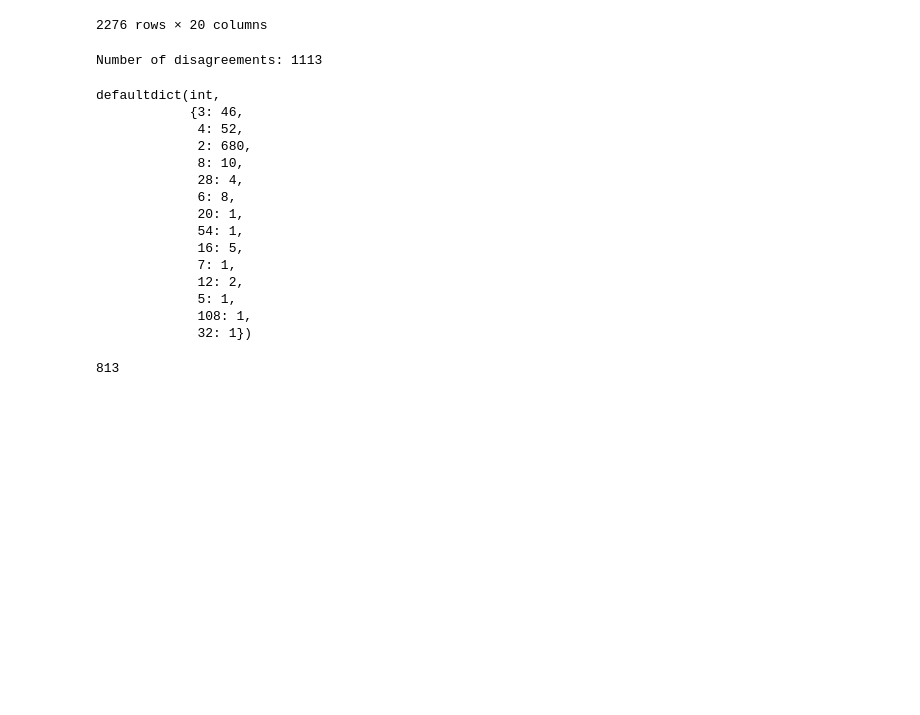
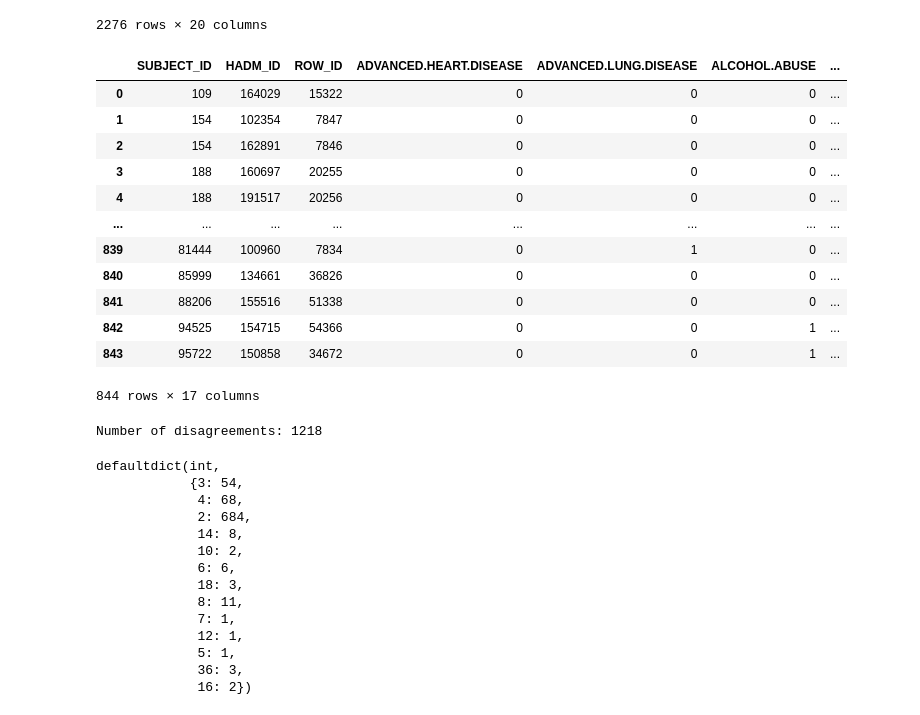
Before and after one commit to siyan-sylvia-li/cs271-project, a Jupyter notebook: data_preprocessing.ipynb, the cells around one changed output. Saved outputs shown, nothing was run; the diff lists cells and outputs as text; code cells hidden in the pictures; blank space fills up the shorter version.

Commit message:
Updated dataset.csv and data_util.

```diff
--- a/data_preprocessing.ipynb
+++ b/data_preprocessing.ipynb
@@ -64,41 +57,63 @@ annotation
 # %%
 from collections import defaultdict
 
 
+np.random.seed(42)
+
 counts = defaultdict(int)
 disagreement_count = 0
+majority_annotation = []
 
 # for (subject_id, hadm_id, row_id, operator_id), df in annotation.groupby(['SUBJECT_ID', 'HADM_ID', 'ROW_ID', 'OPERATOR']):
-for (subject_id, hadm_id), df in annotation.groupby(['SUBJECT_ID', 'HADM_ID']):
+for (subject_id, hadm_id, row_id), df in annotation.groupby(['SUBJECT_ID', 'HADM_ID', 'ROW_ID']):
     counts[len(df)] += 1
     # if len(df) == 6:
     #     display(df[['SUBJECT_ID', 'HADM_ID', 'ROW_ID', 'OPERATOR', 'BATCH.ID', 'ADVANCED.LUNG.DISEASE']])
     labels = df[PHENOTYPE_NAMES].to_numpy()
     disagreement = np.where(np.sum(labels, axis=0) != len(labels), 1, 0) * np.where(np.sum(labels, axis=0) != 0, 1, 0)
     disagreement_count += np.sum(disagreement)
+    majority = np.where(np.random.rand(labels.shape[1]) > 0.5, 1, 0)
+    one_indices = np.nonzero(np.where(np.sum(labels, axis=0) > 0.5 * len(labels), 1, 0))
+    zero_indices = np.nonzero(np.where(np.sum(labels, axis=0) < 0.5 * len(labels), 1, 0))
+    majority[one_indices] = 1
+    majority[zero_indices] = 0
+    majority_annotation.append([subject_id, hadm_id, row_id, *majority])
+
+majority_annotation = pd.DataFrame(
+    majority_annotation,
+    columns=['SUBJECT_ID', 'HADM_ID', 'ROW_ID'] + PHENOTYPE_NAMES)
+display(majority_annotation)
 
 print(f'Number of disagreements: {disagreement_count}')
 # %% [output]
+|  | SUBJECT_ID | HADM_ID | ROW_ID | ADVANCED.HEART.DISEASE | ADVANCED.LUNG.DISEASE | ALCOHOL.ABUSE | ... |
+| 0 | 109 | 164029 | 15322 | 0 | 0 | 0 | ... |
+| 1 | 154 | 102354 | 7847 | 0 | 0 | 0 | ... |
+| 2 | 154 | 162891 | 7846 | 0 | 0 | 0 | ... |
+| 3 | 188 | 160697 | 20255 | 0 | 0 | 0 | ... |
+| 4 | 188 | 191517 | 20256 | 0 | 0 | 0 | ... |
+| ... | ... | ... | ... | ... | ... | ... | ... |
+| 839 | 81444 | 100960 | 7834 | 0 | 1 | 0 | ... |
+| 840 | 85999 | 134661 | 36826 | 0 | 0 | 0 | ... |
+| 841 | 88206 | 155516 | 51338 | 0 | 0 | 0 | ... |
+| 842 | 94525 | 154715 | 54366 | 0 | 0 | 1 | ... |
+| 843 | 95722 | 150858 | 34672 | 0 | 0 | 1 | ... |
-Number of disagreements: 1113
+844 rows × 17 columns
+Number of disagreements: 1218
 # %%
 counts
 # %% [output]
 defaultdict(int,
-            {3: 46,
-             4: 52,
-             2: 680,
-             8: 10,
-             28: 4,
-             6: 8,
-             20: 1,
-             54: 1,
-             16: 5,
+            {3: 54,
+             4: 68,
+             2: 684,
+             14: 8,
+             10: 2,
+             6: 6,
+             18: 3,
+             8: 11,
              7: 1,
-             12: 2,
+             12: 1,
              5: 1,
-             108: 1,
-             32: 1})
+             36: 3,
+             16: 2})
-# %%
-sum(counts.values())
-# %% [output]
-813
```
Also changed, not shown: parts of 3 cells of this notebook, 2 other files.
